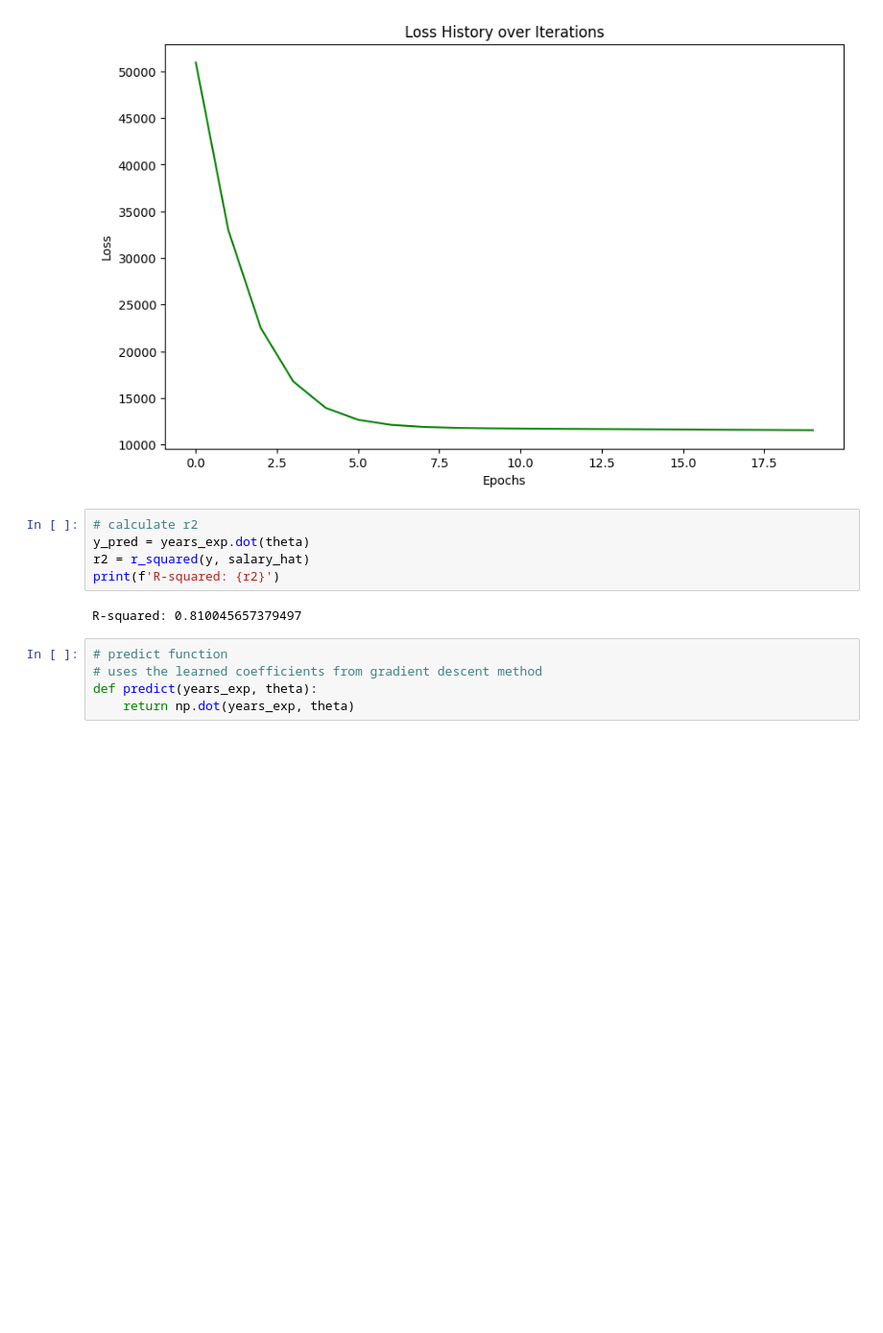
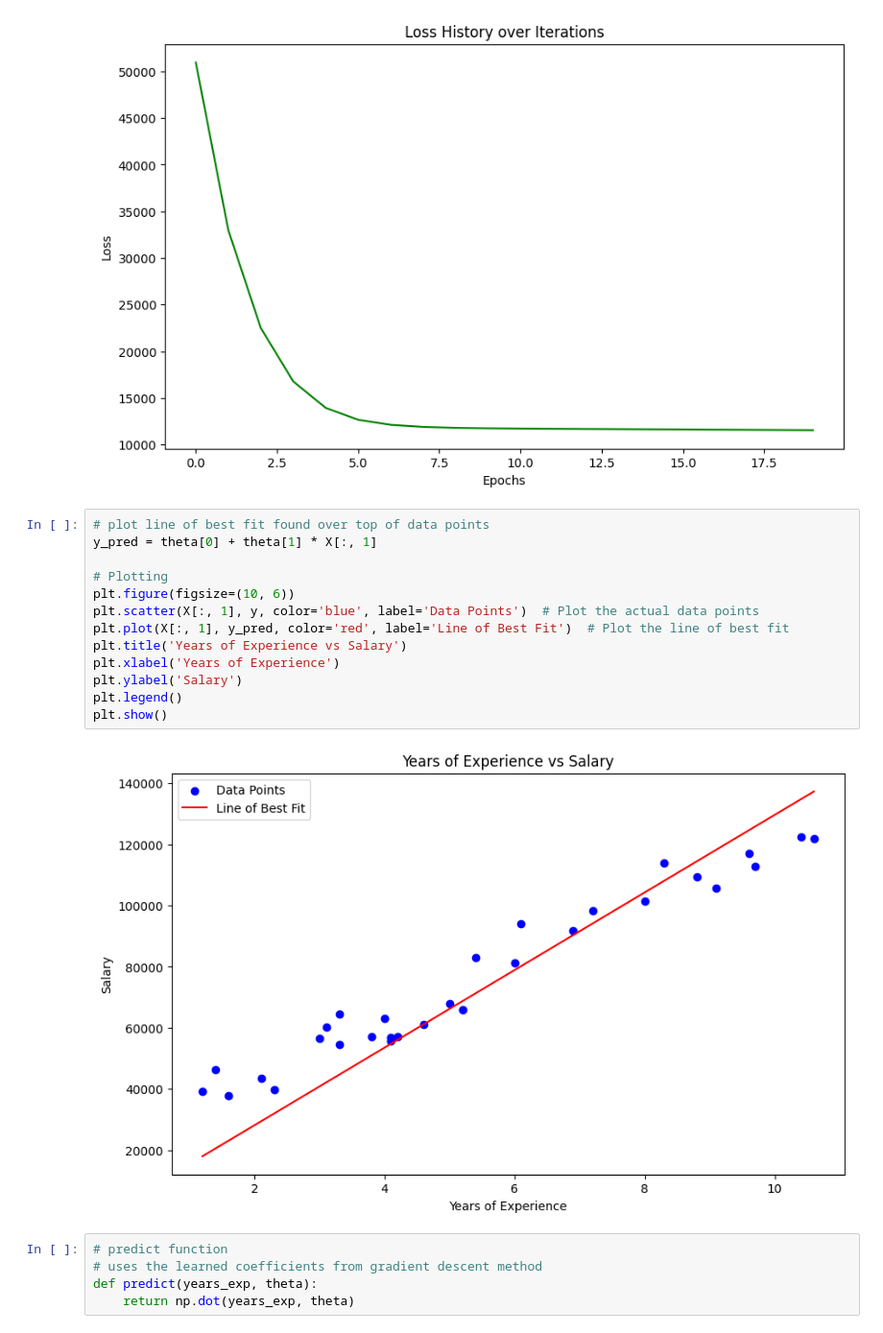
Before and after one commit to lheitman0/simple_LR, a Jupyter notebook: LR_notebook.ipynb, the cells around one changed output. Shown: that part at 96% size. Saved outputs shown, nothing was run; the diff lists cells and outputs as text; blank space fills up the shorter version.

```diff
--- a/LR_notebook.ipynb
+++ b/LR_notebook.ipynb
@@ -104,13 +104,21 @@ plt.ylabel('Loss')
 plt.show()
 # %% [output]
 [figure]
-# %%
-# calculate r2
-y_pred = years_exp.dot(theta)
-r2 = r_squared(y, salary_hat)
-print(f'R-squared: {r2}')
-# %% [output]
-R-squared: 0.810045657379497
+# %%
+# plot line of best fit found over top of data points
+y_pred = theta[0] + theta[1] * X[:, 1]
+
+# Plotting
+plt.figure(figsize=(10, 6))
+plt.scatter(X[:, 1], y, color='blue', label='Data Points')  # Plot the actual data points
+plt.plot(X[:, 1], y_pred, color='red', label='Line of Best Fit')  # Plot the line of best fit
+plt.title('Years of Experience vs Salary')
+plt.xlabel('Years of Experience')
+plt.ylabel('Salary')
+plt.legend()
+plt.show()
+# %% [output]
+[figure, added]
 # %%
 # predict function
 # uses the learned coefficients from gradient descent method
```
Also changed, not shown: 1 other file.
